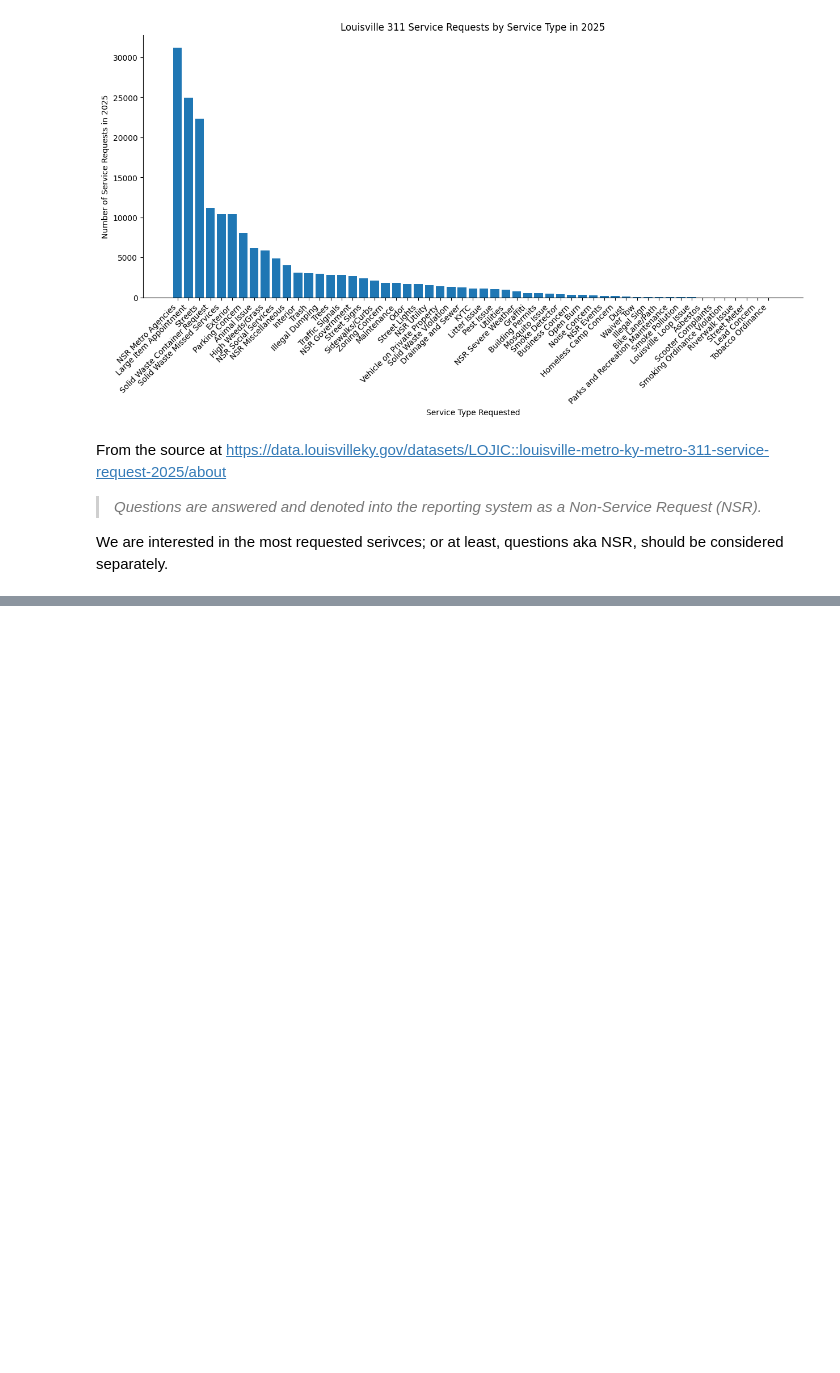
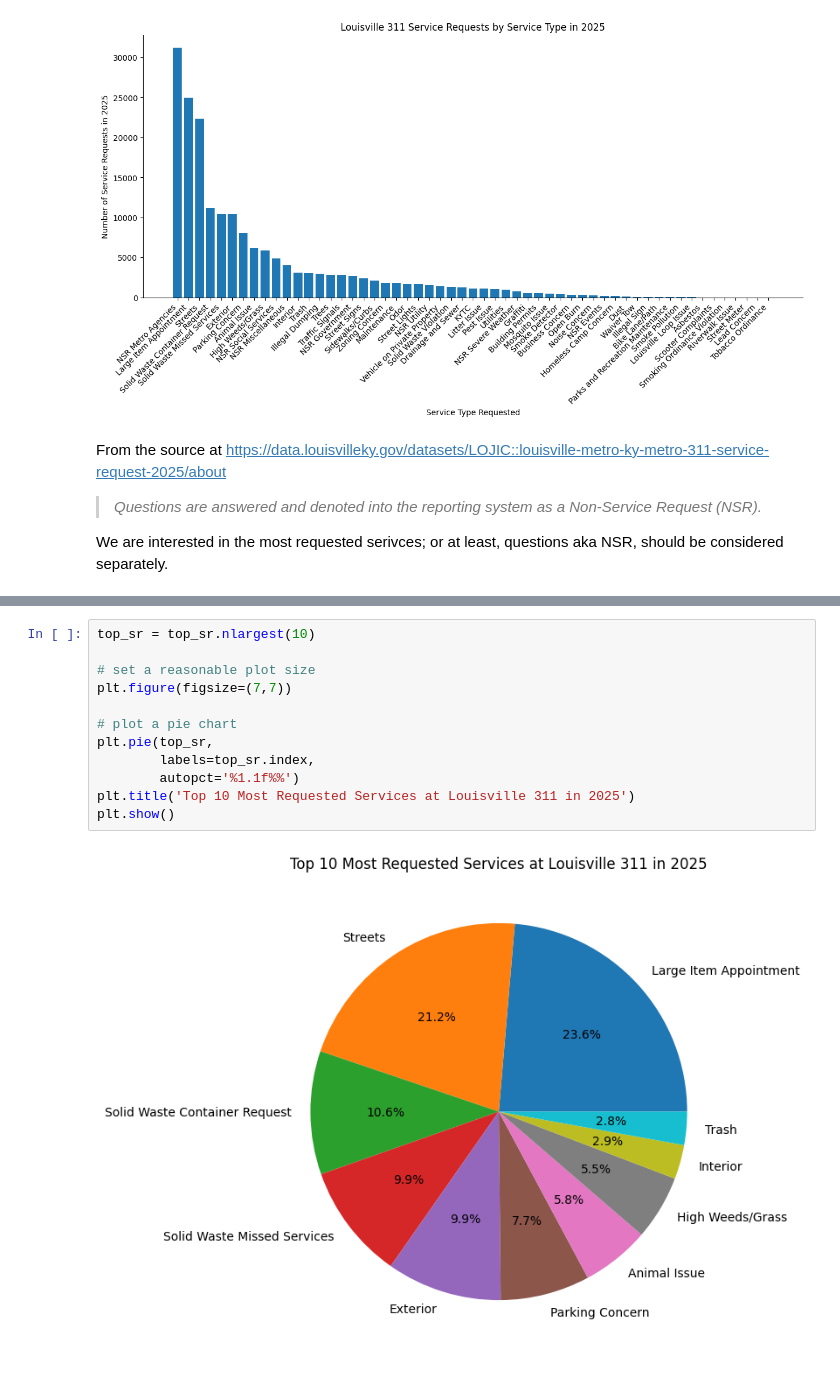
Before and after one commit to peachfiend-42/LouKY_311_Exploration, a Jupyter notebook: LouKY_311_Exploration/initial_views.ipynb, the cells around one changed output, grey strips where cells are left out. Drawn from its saved outputs; the diff is of its cells as text; blank space fills up the shorter version.

```diff
--- a/LouKY_311_Exploration/initial_views.ipynb
+++ b/LouKY_311_Exploration/initial_views.ipynb
@@ -503,0 +552,14 @@ Series([], Name: service_name, dtype: str)
+# %%
+top_sr = top_sr.nlargest(10)
+
+# set a reasonable plot size
+plt.figure(figsize=(7,7))
+
+# plot a pie chart
+plt.pie(top_sr,
+        labels=top_sr.index,
+        autopct='%1.1f%%')
+plt.title('Top 10 Most Requested Services at Louisville 311 in 2025')
+plt.show()
+# %% [output]
+[figure, added]
```
Also changed, not shown: parts of 12 cells of this notebook.
